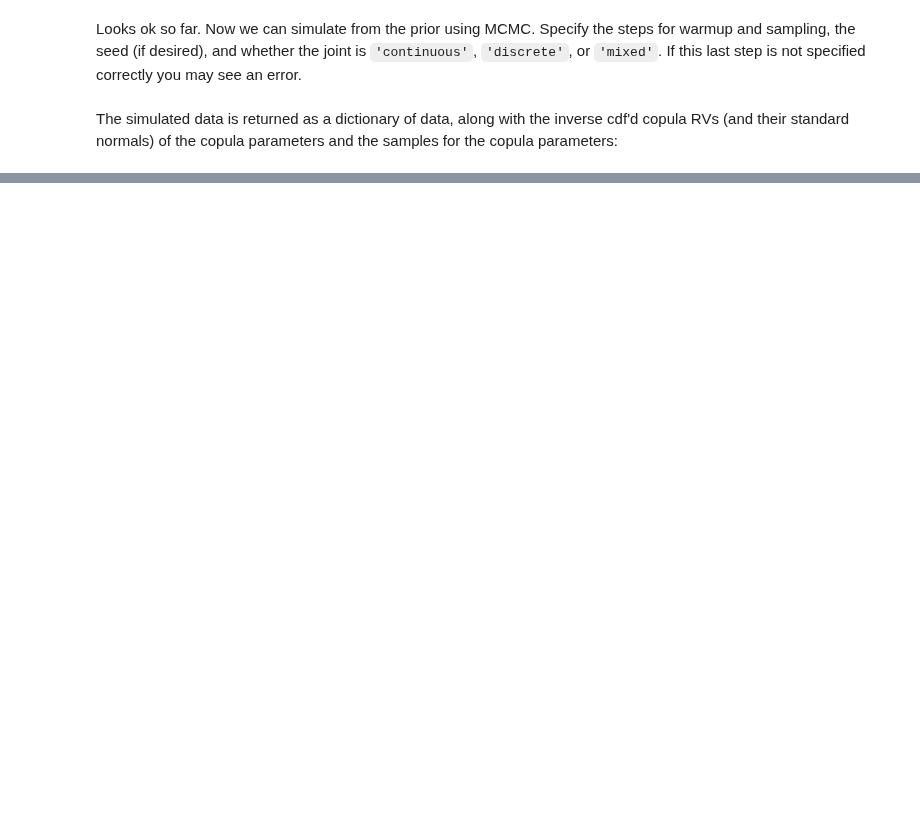
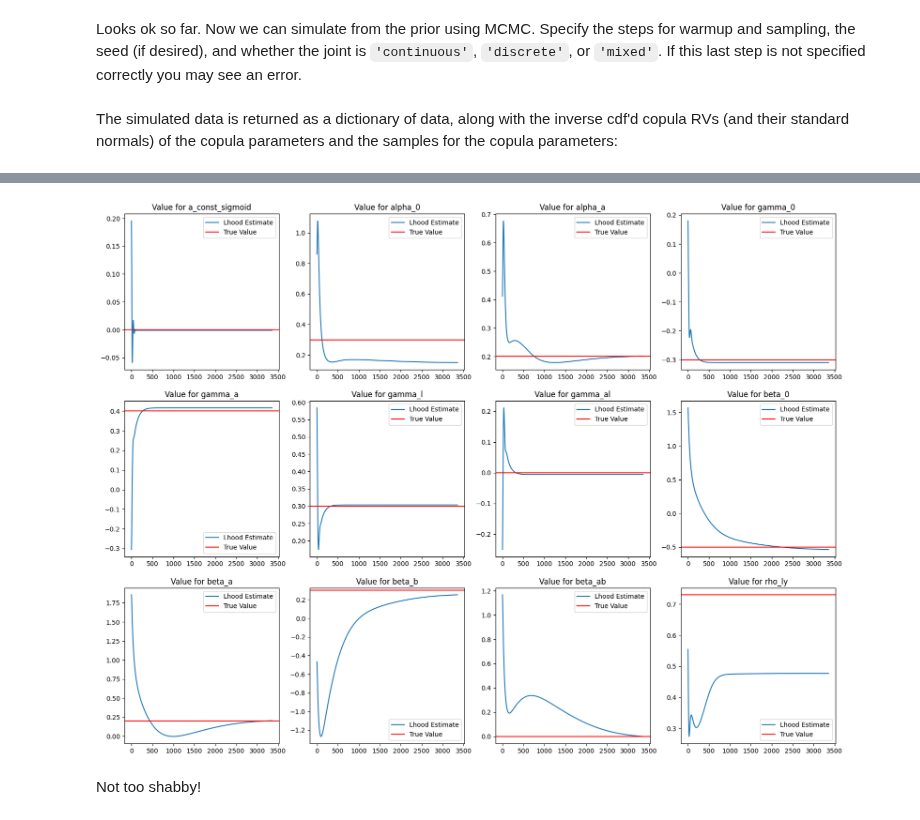
Before and after one commit to 12kleingordon34/Causal_Copulas, a Jupyter notebook: frugalCopyla/examples/basic_demo.ipynb, the cells around one changed output, grey strips where cells are left out. Saved outputs shown, nothing was run; the diff lists cells and outputs as text; code cells hidden in the pictures; blank space fills up the shorter version.

```diff
--- a/frugalCopyla/examples/basic_demo.ipynb
+++ b/frugalCopyla/examples/basic_demo.ipynb
@@ -96,0 +136,3 @@ pd.DataFrame(sim_data).describe()
+# %%
+didelez_model = Copula_Model(didelez_spec)
+didelez_model.parsed_model
@@ -96,0 +158,4 @@ pd.DataFrame(sim_data).describe()
+# %%
+%%time
+didelez_samples = didelez_model.simulate_data(num_warmup=1000, num_samples=500_000, joint_status='mixed', seed=0)
+pd.DataFrame(didelez_samples).describe()
@@ -96,0 +330,25 @@ pd.DataFrame(sim_data).describe()
+# %%
+def llhood(params, a_obs, b_obs, l_obs, y_obs):
+    llhood = -1 * numpyro.infer.util.log_density(
+        base_didelez_model_inference,
+        (),
+        {
+            "a_obs": a_obs,
+            "b_obs": b_obs,
+            "l_obs": l_obs,
+            "y_obs": y_obs
+        },
+        params=params
+    )[0]
+    return llhood
+
+def dllhood(params, a_obs, b_obs, l_obs, y_obs):
+    return jax.grad(llhood)(params, a_obs, b_obs, l_obs, y_obs)
+
+@jax.jit
+def step(params, opt_state, a_obs, b_obs, l_obs, y_obs):
+    loss = llhood(params, a_obs, b_obs, l_obs, y_obs)
+    grads = dllhood(params, a_obs, b_obs, l_obs, y_obs)
+    opt_state = opt_update(0, grads, opt_state)
+    params = get_params(opt_state)
+    return params, opt_state, loss
@@ -96,0 +403,14 @@ pd.DataFrame(sim_data).describe()
+# %%
+f, axs = plt.subplots(3, 4, figsize=(20, 15))
+
+param_names = list(true_params.keys())
+for i, ax in enumerate(f.axes):
+    ax.plot(range(n_epochs+1), np.array(param_estimates[param_names[i]]), label='Lhood Estimate')
+    ax.axhline(true_params[param_names[i]], color='r', label='True Value')
+    # li.set_label('True Value')
+    ax.title.set_text(f'Value for {param_names[i]}')
+    ax.legend()
+# %% [output]
+[figure, added]
+# %% [markdown]
+Not too shabby!
```
Also changed, not shown: parts of 12 cells of this notebook.
